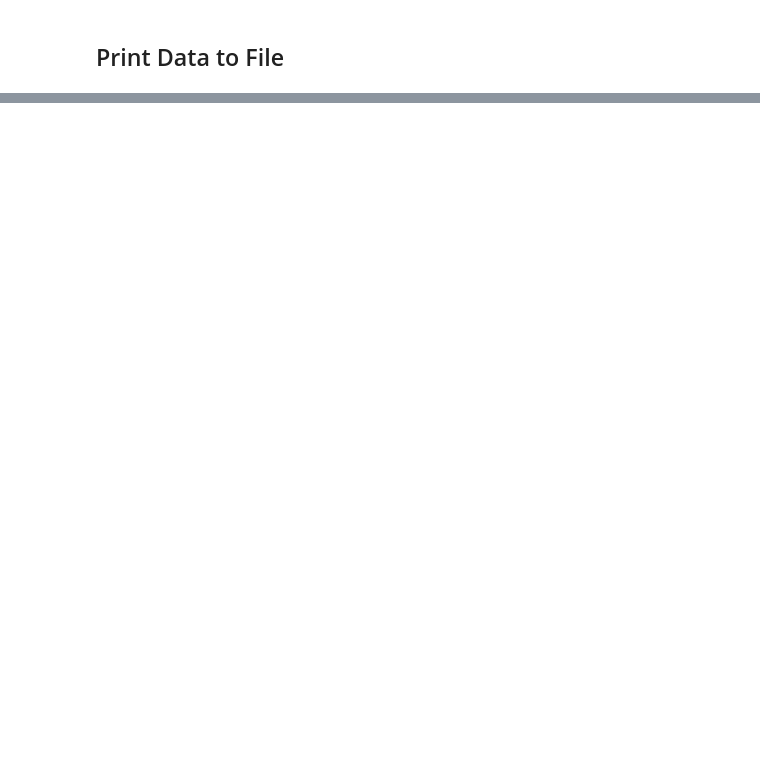
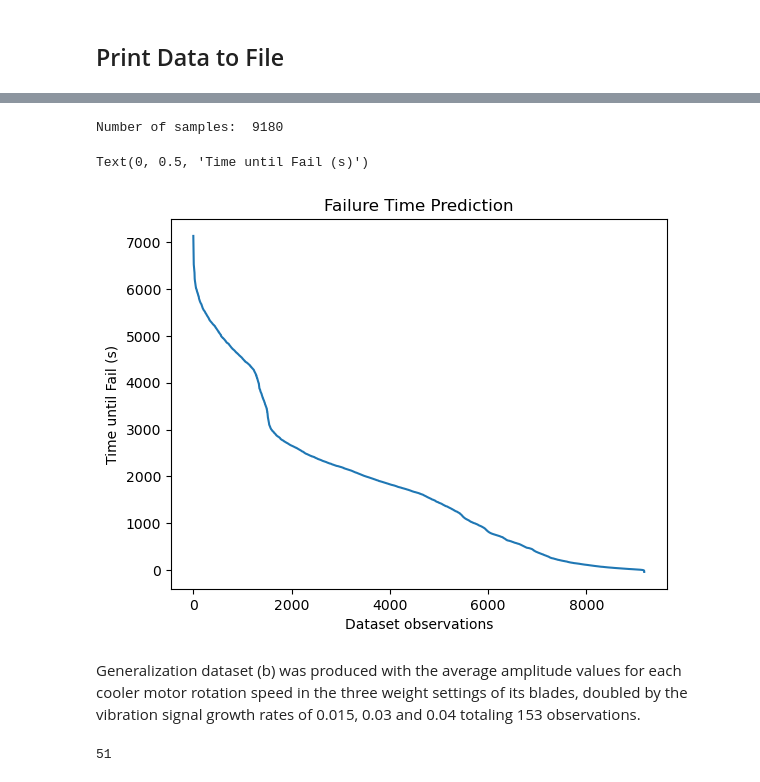
Before and after one commit to flowcean/flowcean, a Jupyter notebook: accelerometer_preprocessing.ipynb, the cells around one changed output, grey strips where cells are left out. Drawn from its saved outputs; the diff is of its cells as text; code cells hidden in the pictures; blank space fills up the shorter version.

```diff
--- a/accelerometer_preprocessing.ipynb
+++ b/accelerometer_preprocessing.ipynb
@@ -265,0 +249,32 @@ Note: you may need to restart the kernel to use updated packages.
+# %%
+growth_rates = [0.015, 0.03, 0.04]
+
+num_samples = np.size(measurement_windows, axis = 0)
+training_data = duplicate_with_growth(growth_rates,num_samples,fourier_data)
+num_samples = np.size(training_data, axis = 0)
+threshold_values = [0.25, 0.7, 0.7] # [x, y, z]
+
+eft = np.array([])
+for i in range(num_samples):
+    failure_time_x = calculate_failure_time(training_data[i,0],threshold_values[0],training_data[i, 6])
+    failure_time_y = calculate_failure_time(training_data[i,2],threshold_values[1],training_data[i, 6])
+    failure_time_z = calculate_failure_time(training_data[i,4],threshold_values[2],training_data[i, 6])
+    failure_times = [failure_time_x, failure_time_y, failure_time_z] # [failure_time_x,failure_time_y,failure_time_z]
+    eft = np.append(eft,4*calculate_estimated_failure_time(failure_times)) #factor 4 needed for some reason
+
+
+training_data = np.array([np.append(training_data[i], eft[i]) for i in range(num_samples)])
+
+print("Number of samples: ", np.size(training_data, axis = 0))
+# %% [output]
+Number of samples:  9180
+# %%
+fig, (ax1) = plt.subplots(1, 1)
+eft[::-1].sort()
+ax1.plot(eft)
+ax1.set_title("Failure Time Prediction")
+ax1.set_xlabel("Dataset observations")
+ax1.set_ylabel("Time until Fail (s)")
+# %% [output]
+Text(0, 0.5, 'Time until Fail (s)')
+[figure, added]
@@ -265,0 +284,24 @@ Note: you may need to restart the kernel to use updated packages.
+# %% [markdown]
+Generalization dataset (b) was produced
+with the average amplitude values for each cooler motor rotation speed in the three weight settings of
+its blades, doubled by the vibration signal growth rates of 0.015, 0.03 and 0.04 totaling 153 observations.
+# %%
+def get_mean_amplitudes(fourier_data,segment_length):
+    assert np.size(fourier_data,axis = 0) % segment_length == 0
+    avg_data = []
+    start_id = 0
+    while start_id < np.size(fourier_data,axis = 0):
+        avg_x = np.mean(fourier_data[start_id:(start_id+segment_length),0])
+        avg_y = np.mean(fourier_data[start_id:(start_id+segment_length),2])
+        avg_z = np.mean(fourier_data[start_id:(start_id+segment_length),4])
+        avg_data.append([avg_x,avg_y,avg_z])
+        start_id = start_id + segment_length
+    return avg_data
+
+segment = 60 # 3000 records divided by 50 (number of records per window)
+avg_data = get_mean_amplitudes(fourier_data,segment)
+avg_data = np.array(avg_data)
+
+print(np.size(avg_data,axis=0))
+# %% [output]
+51
```
Also changed, not shown: parts of 13 cells of this notebook, 3 other files.
